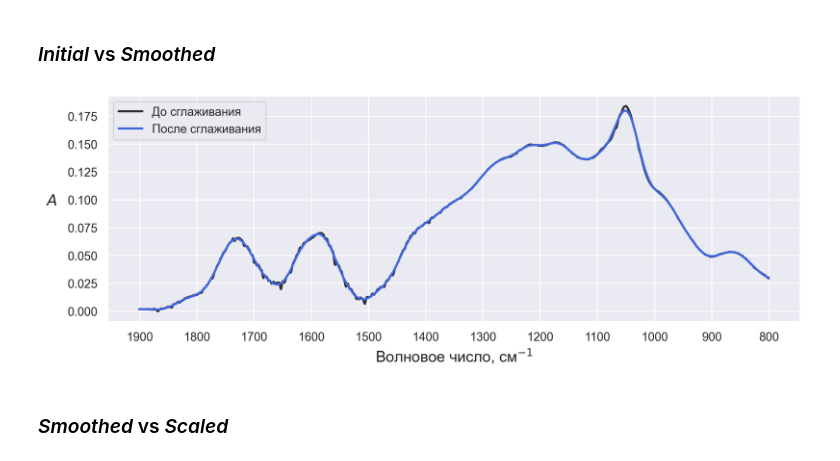
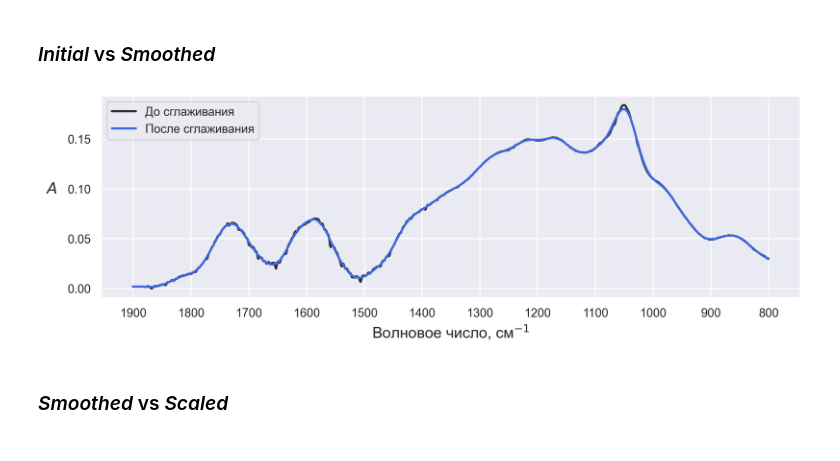
Before and after one commit to Fltvv/go-fitr-qa-fgda-ml, a Jupyter notebook: ftir/qualitative_analysis/code/01_data_preprocessing.ipynb, the cells around one changed output. Cells and saved outputs as stored; diff of their text form; code cells hidden in the pictures.

```diff
--- a/ftir/qualitative_analysis/code/01_data_preprocessing.ipynb
+++ b/ftir/qualitative_analysis/code/01_data_preprocessing.ipynb
@@ -251,7 +251,7 @@ print(
 # %%
 sns.set_theme()
 
-fig, ax = plt.subplots(figsize=(10, 3.8), dpi=300)
+fig, ax = plt.subplots(figsize=(10, 3.5), dpi=300)
 
 # Initial spectrum
 ax.plot(
@@ -273,34 +273,34 @@ ax.plot(
     label='После сглаживания'
 )
 
 ax.set_xlabel(
     'Волновое число, см$^{-1}$',
     fontstyle='normal',
     fontsize=14,
     labelpad=5
 )
 
 ax.set_ylabel(
     '$A$',
     fontstyle='italic',
     fontsize=14,
     labelpad=15,
     rotation=0
 )
 
 ax.invert_xaxis()
 
 ax.xaxis.set_major_locator(ticker.MultipleLocator(100))
 
 ax.legend(loc='upper left')
 
 plt.tight_layout()
 
 plt.savefig(f'{path_to_save}/initial_and_smoothed_spectrum.png', dpi=600)
 
 plt.show()
 # %% [output]
-[figure, old version]
+[figure, new version]
 # %% [markdown]
 ### *Smoothed* vs *Scaled*
 # %%
```
Also changed, not shown: parts of 1 cell of this notebook, 35 other files.
